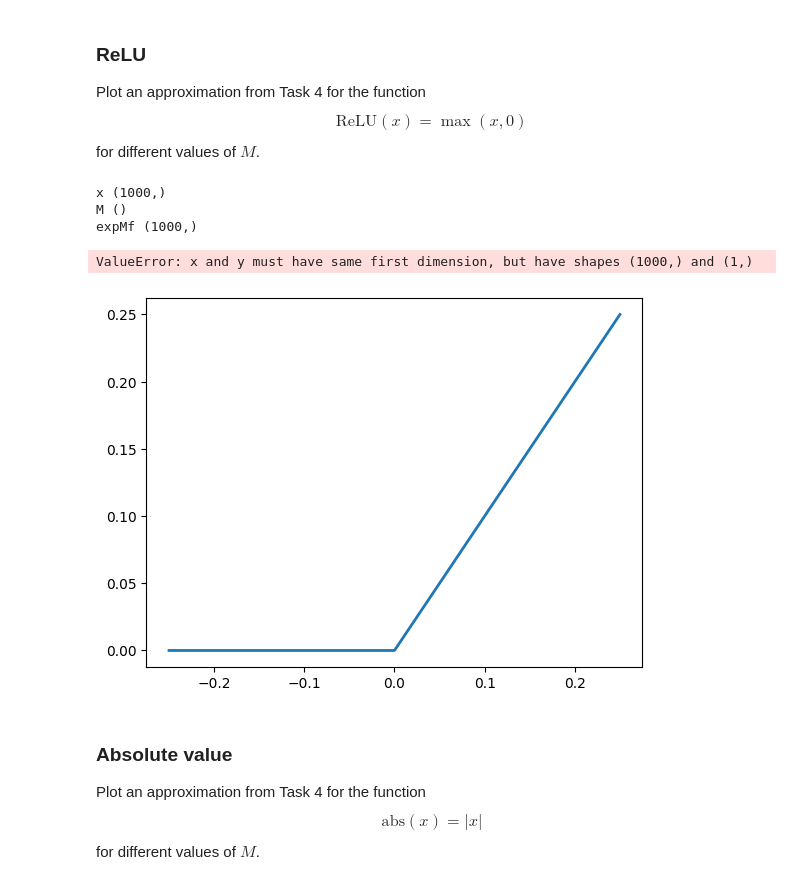
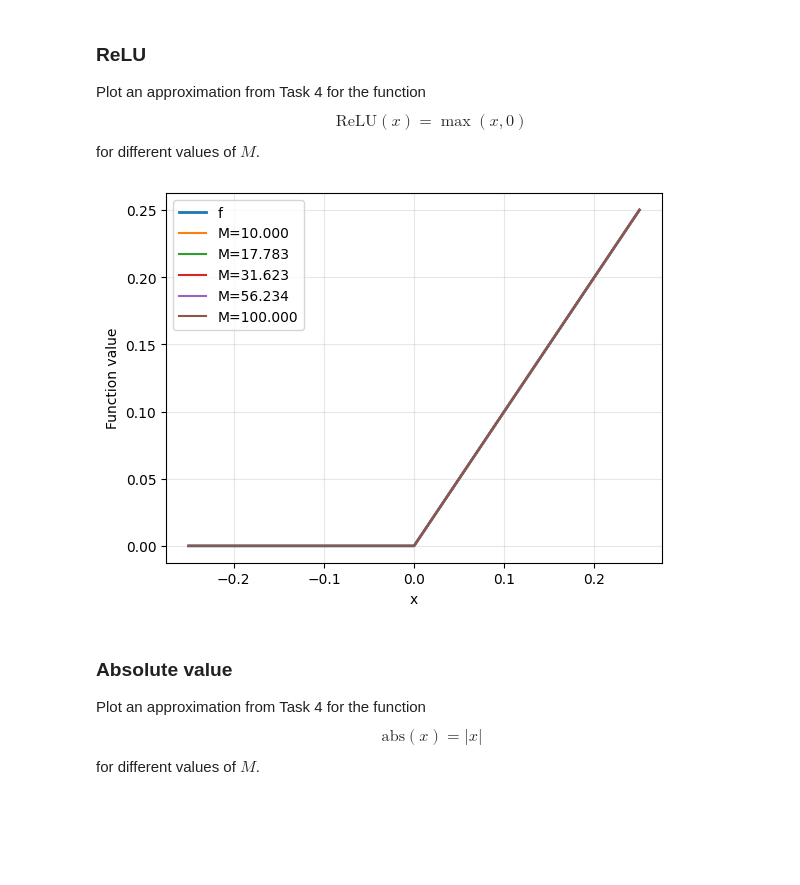
Before and after one commit to marekd6/OML, a Jupyter notebook: subgradient-method.ipynb, the cells around one changed output. Cells and saved outputs as stored; diff of their text form; code cells hidden in the pictures; blank space fills up the shorter version.

```diff
--- a/subgradient-method.ipynb
+++ b/subgradient-method.ipynb
@@ -190,30 +190,20 @@ for different values of $M$.
 # %%
 M = np.logspace(1, 2, 5)
 
 
 # ReLU
 def f(x):
     return np.maximum(x, 0)
 
 
 # Smooth approximation of ReLU
 def g(x, M):
     # TODO: implement smooth approximation of ReLU
-    # raise NotImplementedError
-    print('x', x.shape)
-    print('M', M.shape)
-    expMf = np.array([np.exp(M * f(xi)) for xi in x])
-    print('expMf', expMf.shape)
-    return np.log(np.sum(expMf)) / M
-
+    return np.log(np.exp(M * f(x))) / M
 
 plot_smooth_approximation(f, g, M)
 # %% [output]
-x (1000,)
-M ()
-expMf (1000,)
-ValueError: x and y must have same first dimension, but have shapes (1000,) and (1,)
-[figure, old version]
+[figure, new version]
 # %% [markdown]
 ### Absolute value
 
```
Also changed, not shown: parts of 2 cells of this notebook.
